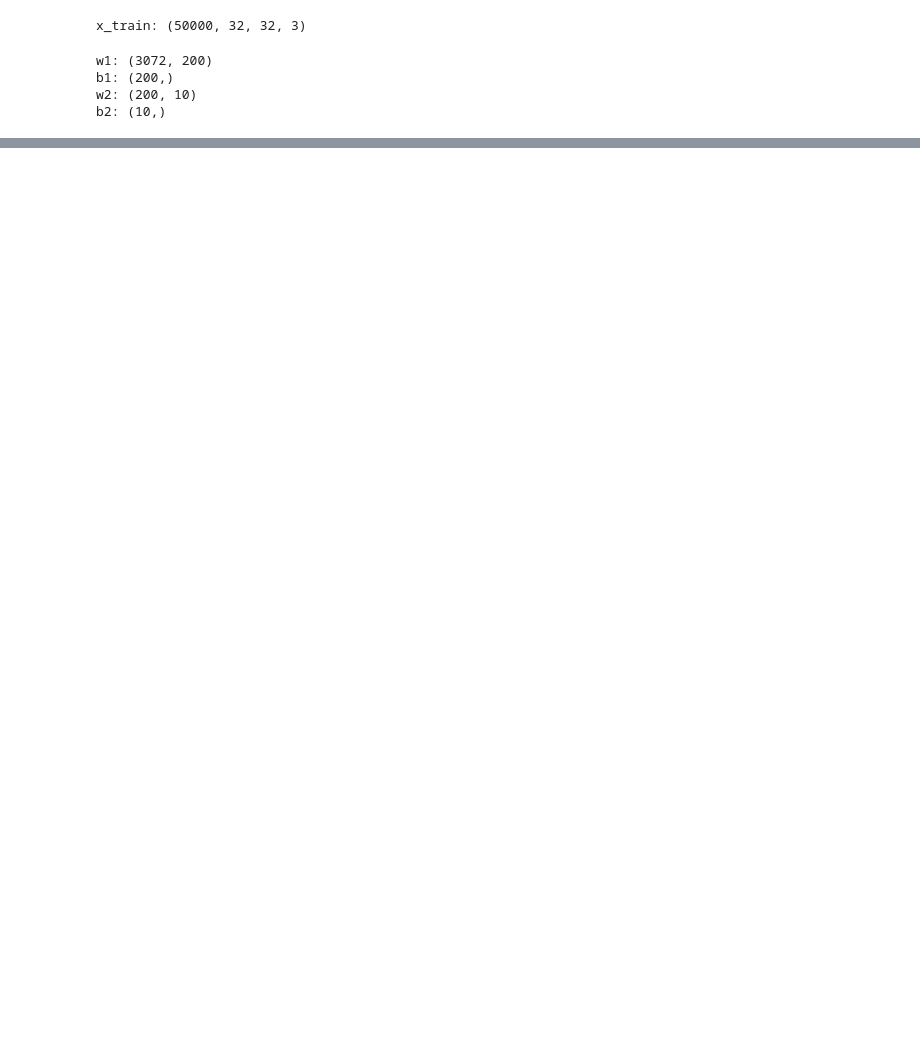
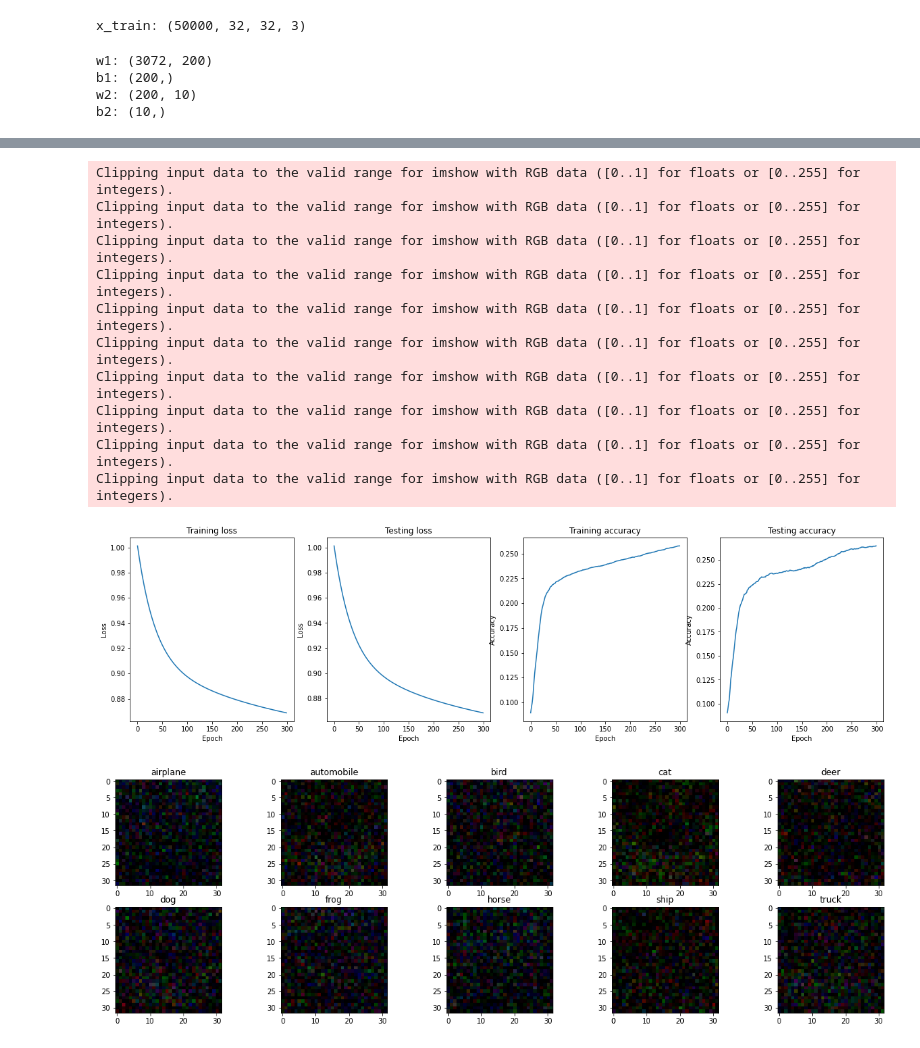
Before and after one commit to savindathanujaya/EN2550_Assignment4, a Jupyter notebook: A04_2_180634V.ipynb, the cells around one changed output, grey strips where cells are left out. Cells and saved outputs as stored; diff of their text form; code cells hidden in the pictures; blank space fills up the shorter version.

```diff
--- a/A04_2_180634V.ipynb
+++ b/A04_2_180634V.ipynb
@@ -14,12 +14,12 @@ Nte = x_test.shape[0]
 Din = 3072 # CIFAR10
 # Din = 784 # MINIST
 # Normalize pixel values
-x_train, x_test = x_train / 255.0, x_test / 255.0
 mean_image = np.mean(x_train, axis=0)
 x_train = x_train - mean_image
 x_test = x_test - mean_image
 y_train = tf.keras.utils.to_categorical(y_train, num_classes=K)
 y_test = tf.keras.utils.to_categorical(y_test, num_classes=K)
+
 x_train = np.reshape(x_train,(Ntr,Din))
 x_test = np.reshape(x_test,(Nte,Din))
 x_train = x_train.astype('float32')
@@ -27,8 +27,8 @@ x_test = x_test.astype('float32')
 
 H=200
 std=1e-5
-w1 = std*np.random.randn(Din, H)
-w2 = std*np.random.randn(H, K)
+w1 = (2/(Ntr*Din))**0.5*np.random.randn(Din, H)
+w2 = (2/(Ntr*H))**0.5*np.random.randn(H, K)
 b1 = np.zeros(H)
 b2 = np.zeros(K)
 print("w1:", w1.shape)
@@ -120,0 +113,49 @@ train_acc =  0.9
+# %%
+# Plotting losses and accuracies and displaying w as images
+fig , ax = plt.subplots(figsize=(20,5 ))
+plt.subplot(1,4,1)
+plt.plot(train_loss_history)
+plt.title("Training loss")
+plt.xlabel('Epoch')
+plt.ylabel('Loss')
+
+plt.subplot(1,4,2)
+plt.plot(test_loss_history)
+plt.title("Testing loss")
+plt.xlabel('Epoch')
+plt.ylabel('Loss')
+
+plt.subplot(1,4,3)
+plt.plot(train_acc_history)
+plt.title("Training accuracy")
+plt.xlabel('Epoch')
+plt.ylabel('Accuracy')
+
+plt.subplot(1,4,4)
+plt.plot(val_acc_history)
+plt.title("Testing accuracy")
+plt.xlabel('Epoch')
+plt.ylabel('Accuracy')
+
+class_names = ['airplane', 'automobile', 'bird', 'cat', 'deer', 'dog', 'frog', 'horse', 'ship', 'truck']
+f, axarr = plt.subplots(2,5)
+f.set_size_inches(20,6)
+for i in range(2):
+    for j in range(5):
+        img = w1[:, 5*i+j].reshape(32, 32, 3)
+        axarr[i,j].imshow(img*1000)
+        axarr[i,j].set_title(class_names[5*i+j])
+plt.show()
+# %% [output]
+Clipping input data to the valid range for imshow with RGB data ([0..1] for floats or [0..255] for integers).
+Clipping input data to the valid range for imshow with RGB data ([0..1] for floats or [0..255] for integers).
+Clipping input data to the valid range for imshow with RGB data ([0..1] for floats or [0..255] for integers).
+Clipping input data to the valid range for imshow with RGB data ([0..1] for floats or [0..255] for integers).
+Clipping input data to the valid range for imshow with RGB data ([0..1] for floats or [0..255] for integers).
+Clipping input data to the valid range for imshow with RGB data ([0..1] for floats or [0..255] for integers).
+Clipping input data to the valid range for imshow with RGB data ([0..1] for floats or [0..255] for integers).
+Clipping input data to the valid range for imshow with RGB data ([0..1] for floats or [0..255] for integers).
+Clipping input data to the valid range for imshow with RGB data ([0..1] for floats or [0..255] for integers).
+Clipping input data to the valid range for imshow with RGB data ([0..1] for floats or [0..255] for integers).
+[figure, added]
+[figure, added]
```
Also changed, not shown: parts of 2 cells of this notebook, 2 other files.
